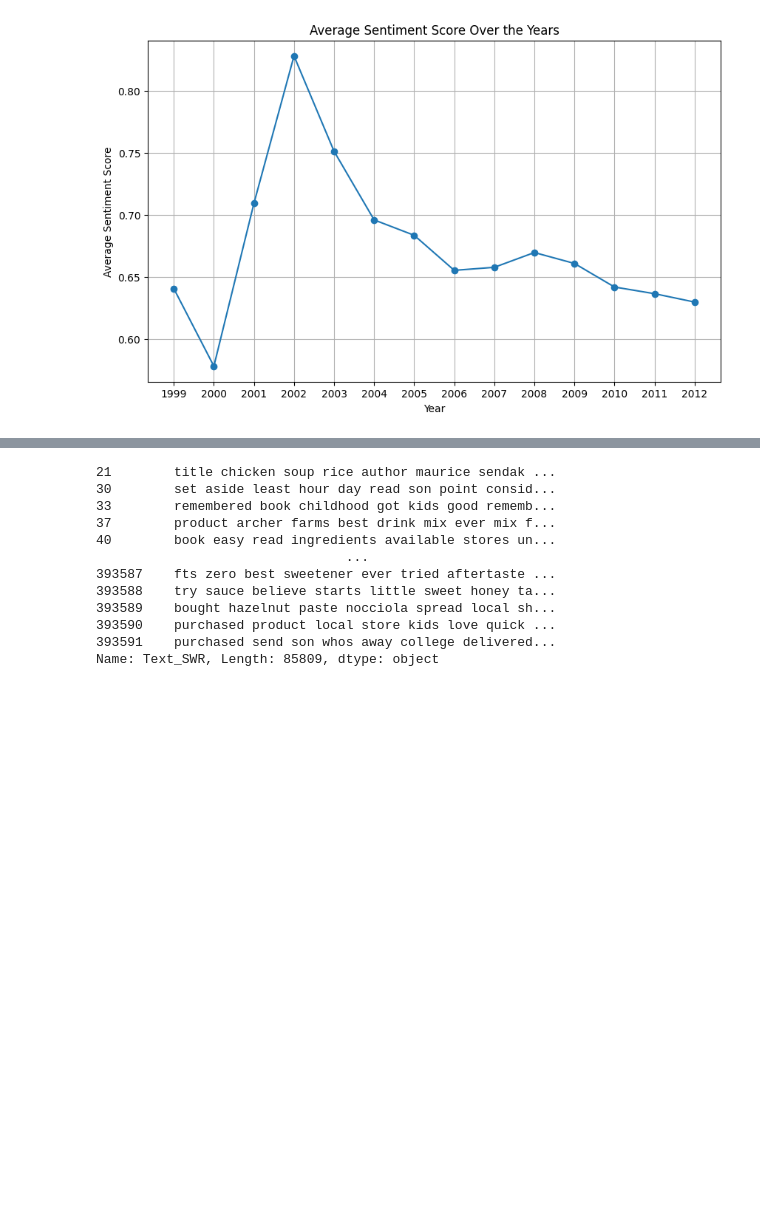
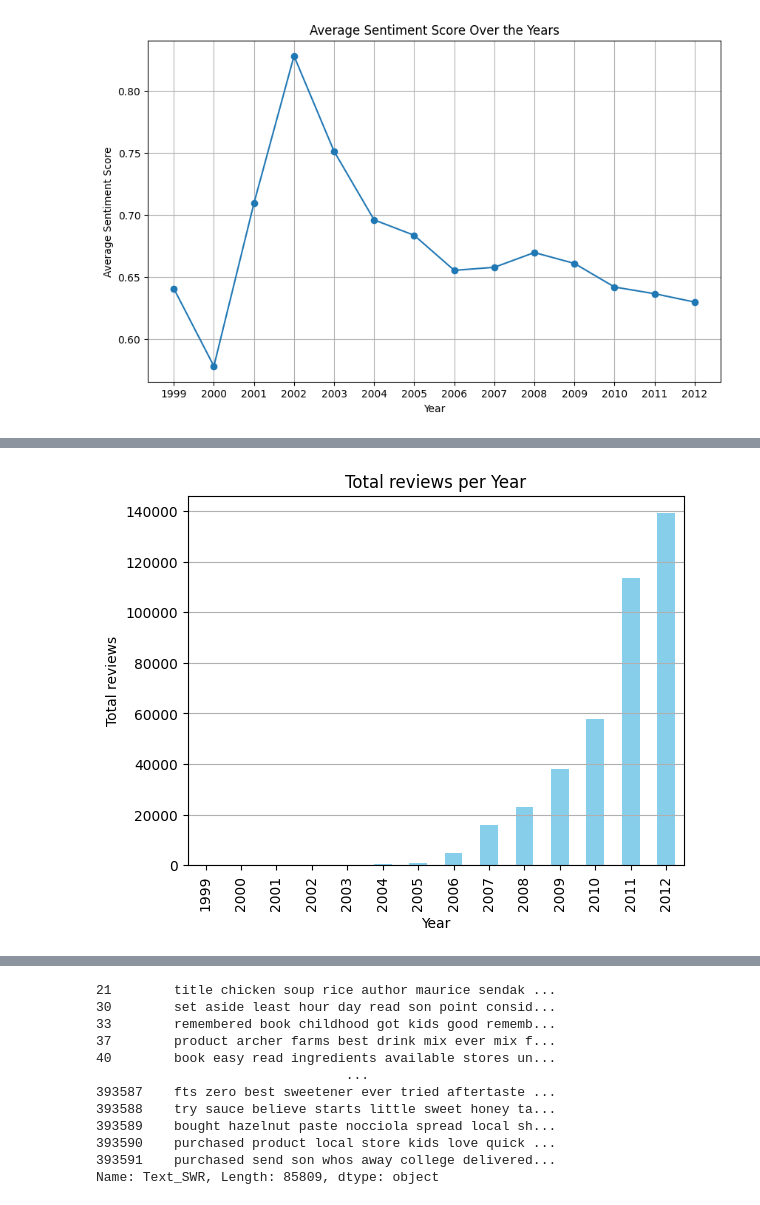
Before and after one commit to jordiburg/capstoneproj, a Jupyter notebook: data_insights_nltk.ipynb, the cells around one changed output, grey strips where cells are left out. Drawn from its saved outputs; the diff is of its cells as text; code cells hidden in the pictures; blank space fills up the shorter version.

```diff
--- a/data_insights_nltk.ipynb
+++ b/data_insights_nltk.ipynb
@@ -89,0 +130,15 @@ plt.show()
+# %%
+# Group by Year and count occurrences
+year_counts = reviews_nltk.groupby('Year').size()
+
+# Plot total rows per year
+year_counts.plot(kind='bar', color='skyblue')
+
+# Set labels and title
+plt.xlabel('Year')
+plt.ylabel('Total reviews')
+plt.title('Total reviews per Year')
+plt.grid(axis='y')
+plt.show()
+# %% [output]
+[figure, added]
```
Also changed, not shown: parts of 10 cells of this notebook, 9 other files.
